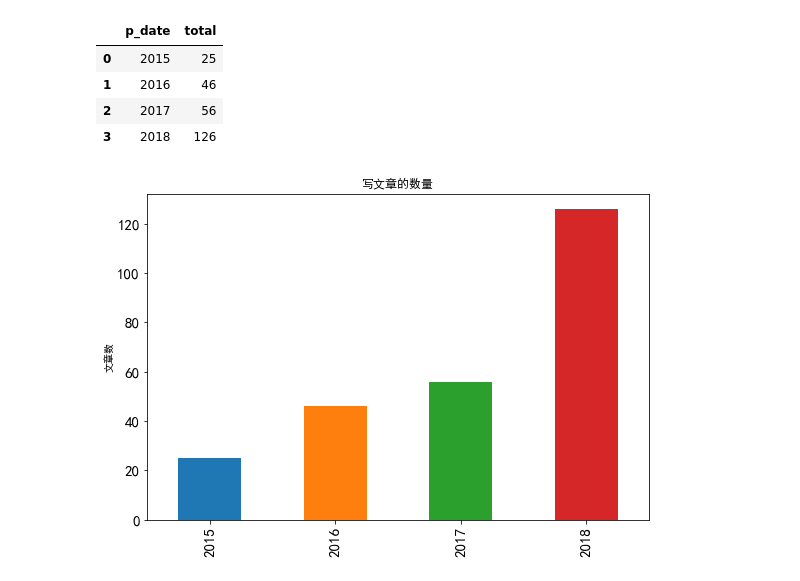
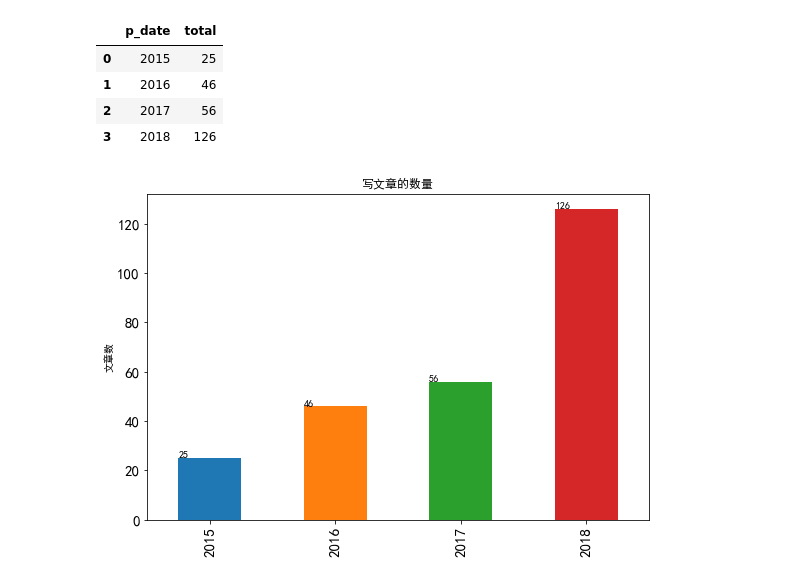
Before and after one commit to y19941115mx/crawl, a Jupyter notebook: jupyter.ipynb, the cells around one changed output. Cells and saved outputs as stored; diff of their text form; code cells hidden in the pictures.

```diff
--- a/jupyter.ipynb
+++ b/jupyter.ipynb
@@ -109,7 +109,10 @@ year_df
 # %%
 ax = year_df.plot(x='p_date', y='total',title='写文章的数量', kind='bar', figsize=(9,6),fontsize=15)
 ax.set_ylabel('文章数')
 ax.set_xlabel('')
 ax.legend().set_visible(False)
+# 显示数量
+for p in ax.patches:
+    ax.annotate(str(p.get_height()), xy=(p.get_x(), p.get_height()))
 # %% [output]
-[figure, old version]
+[figure, new version]
```
